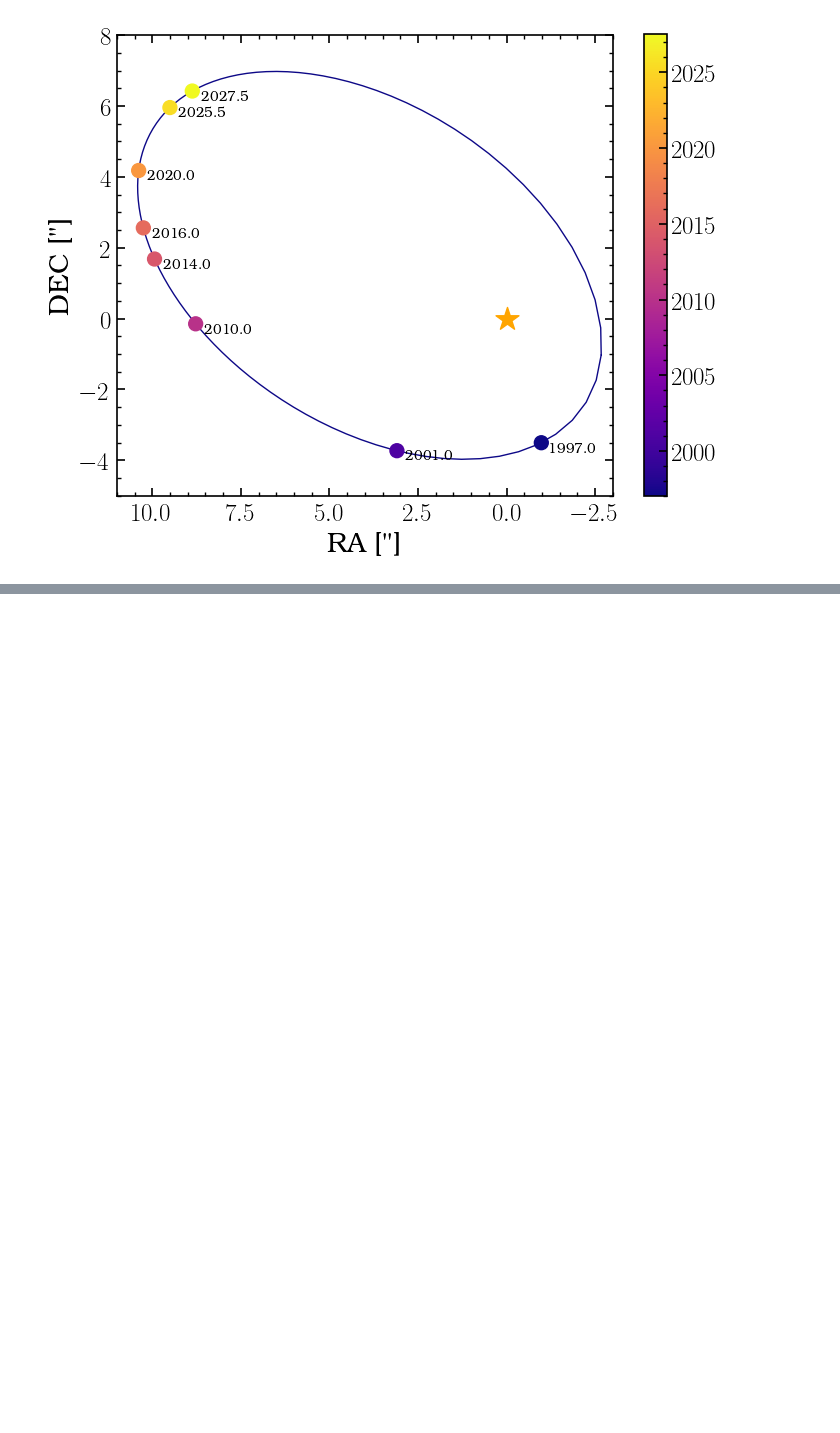
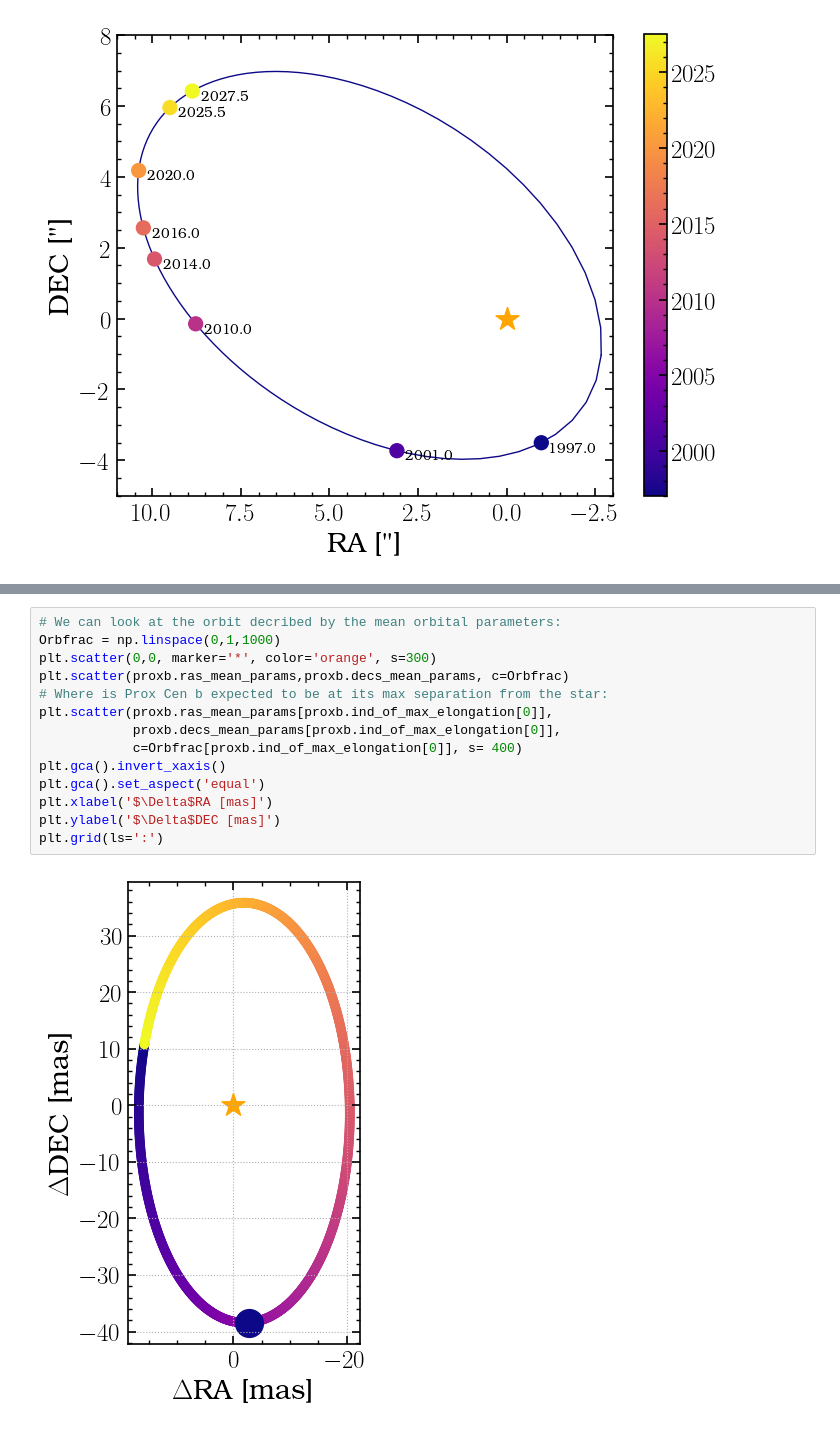
Before and after one commit to logan-pearce/projecc, a Jupyter notebook: projecc/UsingProjecc.ipynb, the cells around one changed output, grey strips where cells are left out. Drawn from its saved outputs; the diff is of its cells as text; blank space fills up the shorter version.

```diff
--- a/projecc/UsingProjecc.ipynb
+++ b/projecc/UsingProjecc.ipynb
@@ -247,0 +387,16 @@ Text(0, 0.5, 'DEC ["]')
+# %%
+# We can look at the orbit decribed by the mean orbital parameters:
+Orbfrac = np.linspace(0,1,1000)
+plt.scatter(0,0, marker='*', color='orange', s=300)
+plt.scatter(proxb.ras_mean_params,proxb.decs_mean_params, c=Orbfrac)
+# Where is Prox Cen b expected to be at its max separation from the star:
+plt.scatter(proxb.ras_mean_params[proxb.ind_of_max_elongation[0]],
+            proxb.decs_mean_params[proxb.ind_of_max_elongation[0]],
+            c=Orbfrac[proxb.ind_of_max_elongation[0]], s= 400)
+plt.gca().invert_xaxis()
+plt.gca().set_aspect('equal')
+plt.xlabel('$\Delta$RA [mas]')
+plt.ylabel('$\Delta$DEC [mas]')
+plt.grid(ls=':')
+# %% [output]
+[figure, added]
```
Also changed, not shown: parts of 25 cells of this notebook, 6 other files.
